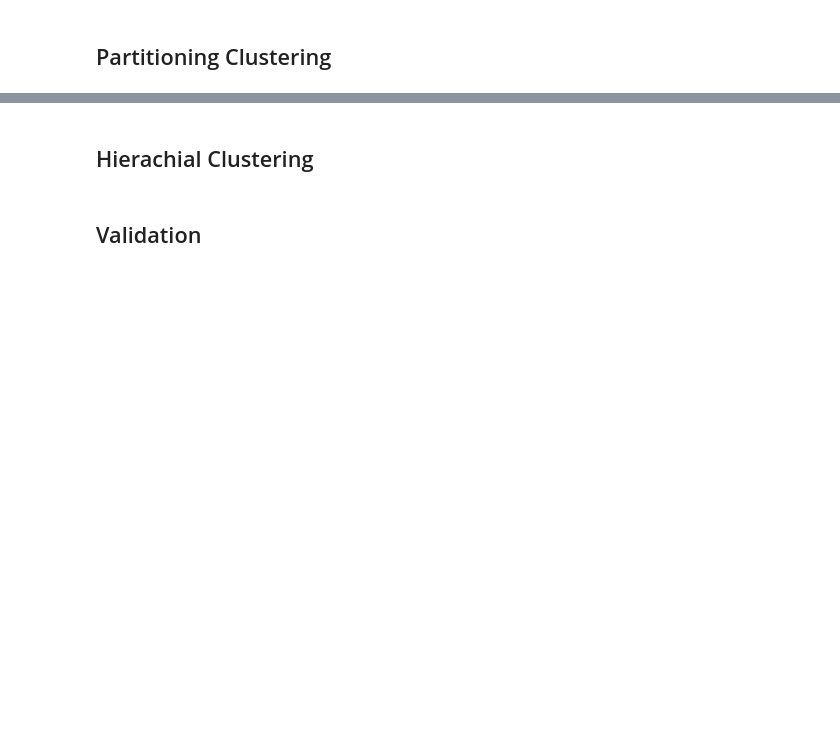
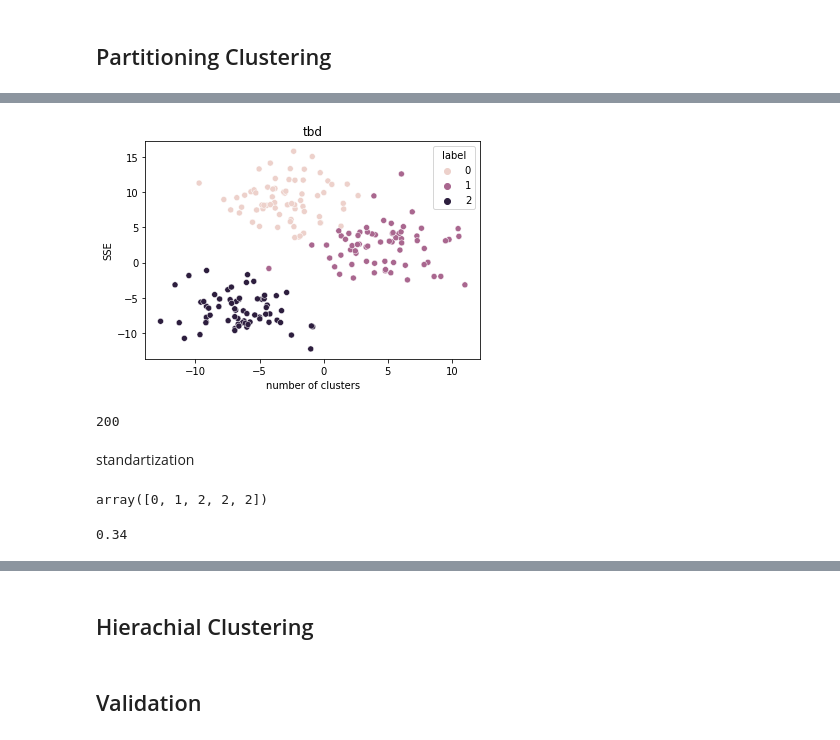
Before and after one commit to JonathanWillnow/CompuStatsClustering, a Jupyter notebook: Clustering.ipynb, the cells around one changed output, grey strips where cells are left out. Saved outputs shown, nothing was run; the diff lists cells and outputs as text; code cells hidden in the pictures; blank space fills up the shorter version.

```diff
--- a/Clustering.ipynb
+++ b/Clustering.ipynb
@@ -69,0 +151,2 @@ Clustering is often referred to as unsupervised machine larning. As Kassambara (
+# %%
+features, true_labels = sklearn.datasets.make_blobs(n_samples=200, centers=3, cluster_std=2.75, random_state=42)
@@ -69,0 +161,4 @@ Clustering is often referred to as unsupervised machine larning. As Kassambara (
+# %%
+df = pd.DataFrame(features, columns = ["x1", "x2"])
+df["label"] = true_labels
+df.head(5)
@@ -69,0 +172,14 @@ Clustering is often referred to as unsupervised machine larning. As Kassambara (
+# %%
+fig, ax = plt.subplots()
+ax = sns.scatterplot(x= df.x1, y=df.x2, hue=df.label)
+ax.set_ylabel("SSE")
+ax.set_xlabel("number of clusters")
+ax.set_title("tbd");
+# %% [output]
+[figure, added]
+# %%
+true_labels[:5]
+# %% [output]
+200
+# %% [markdown]
+standartization
@@ -69,0 +192,10 @@ Clustering is often referred to as unsupervised machine larning. As Kassambara (
+# %%
+#kmeans.inertia_
+kmeans.labels_[:5]
+# %% [output]
+array([0, 1, 2, 2, 2])
+# %%
+MSE = (true_labels == kmeans.labels_).sum() / len(true_labels)
+MSE
+# %% [output]
+0.34
```
Also changed, not shown: parts of 23 cells of this notebook.
